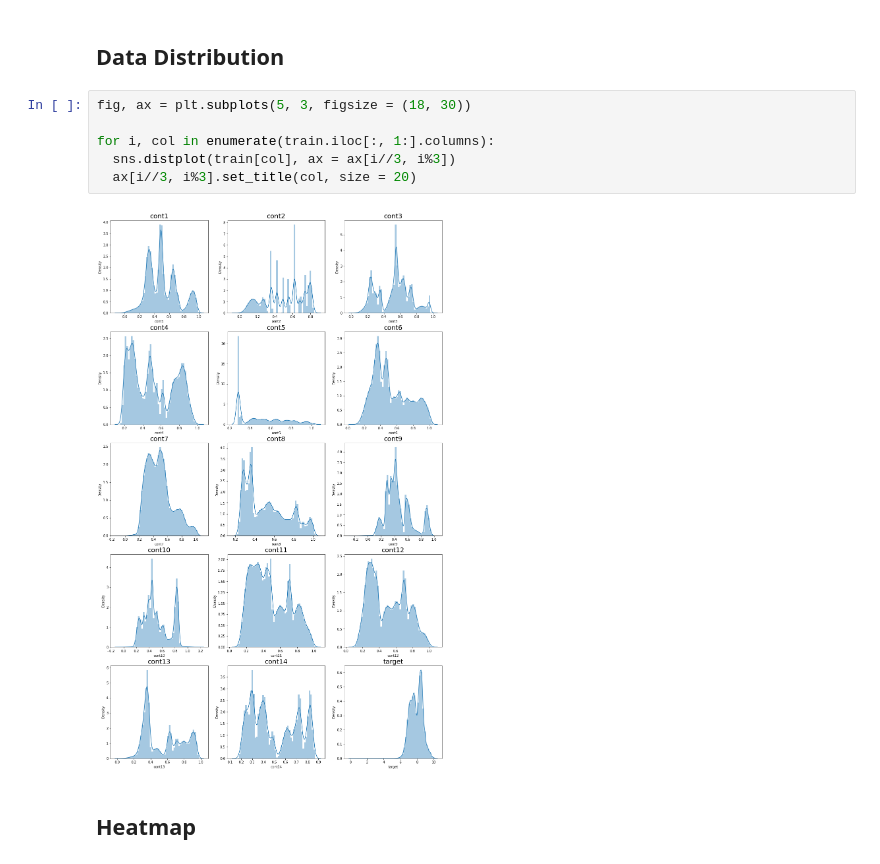
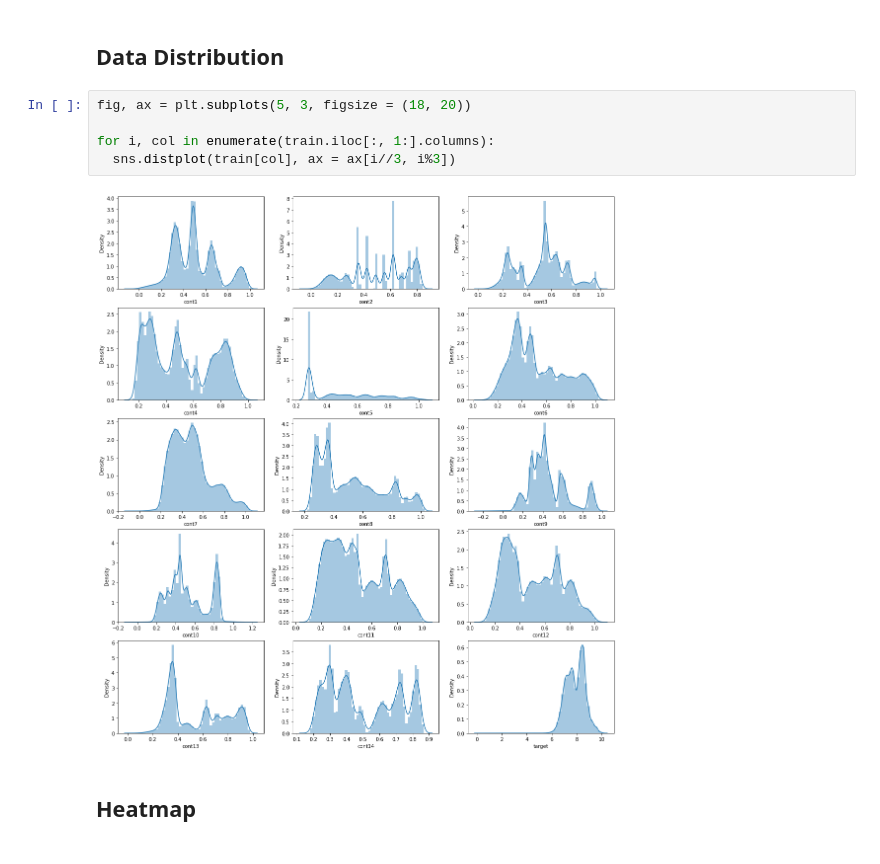
Before and after one commit to yashveersinghsohi/Competitions, a Jupyter notebook: Tabular Playground Series Jan 2021/Preprocessing and EDA/Kaggle_Tabular_Jan_EDA.ipynb, the cells around one changed output. Saved outputs shown, nothing was run; the diff lists cells and outputs as text.

```diff
--- a/Tabular Playground Series Jan 2021/Preprocessing and EDA/Kaggle_Tabular_Jan_EDA.ipynb
+++ b/Tabular Playground Series Jan 2021/Preprocessing and EDA/Kaggle_Tabular_Jan_EDA.ipynb
@@ -148,13 +151,12 @@ memory usage: 3.1 MB
 # %% [markdown]
 ## Data Distribution
 # %%
-fig, ax = plt.subplots(5, 3, figsize = (18, 30))
+fig, ax = plt.subplots(5, 3, figsize = (18, 20))
 
 for i, col in enumerate(train.iloc[:, 1:].columns):
   sns.distplot(train[col], ax = ax[i//3, i%3])
-  ax[i//3, i%3].set_title(col, size = 20)
 # %% [output]
-[figure, old version]
+[figure, new version]
 # %% [markdown]
 ## Heatmap
 # %%
```
Also changed, not shown: parts of 3 cells of this notebook.
